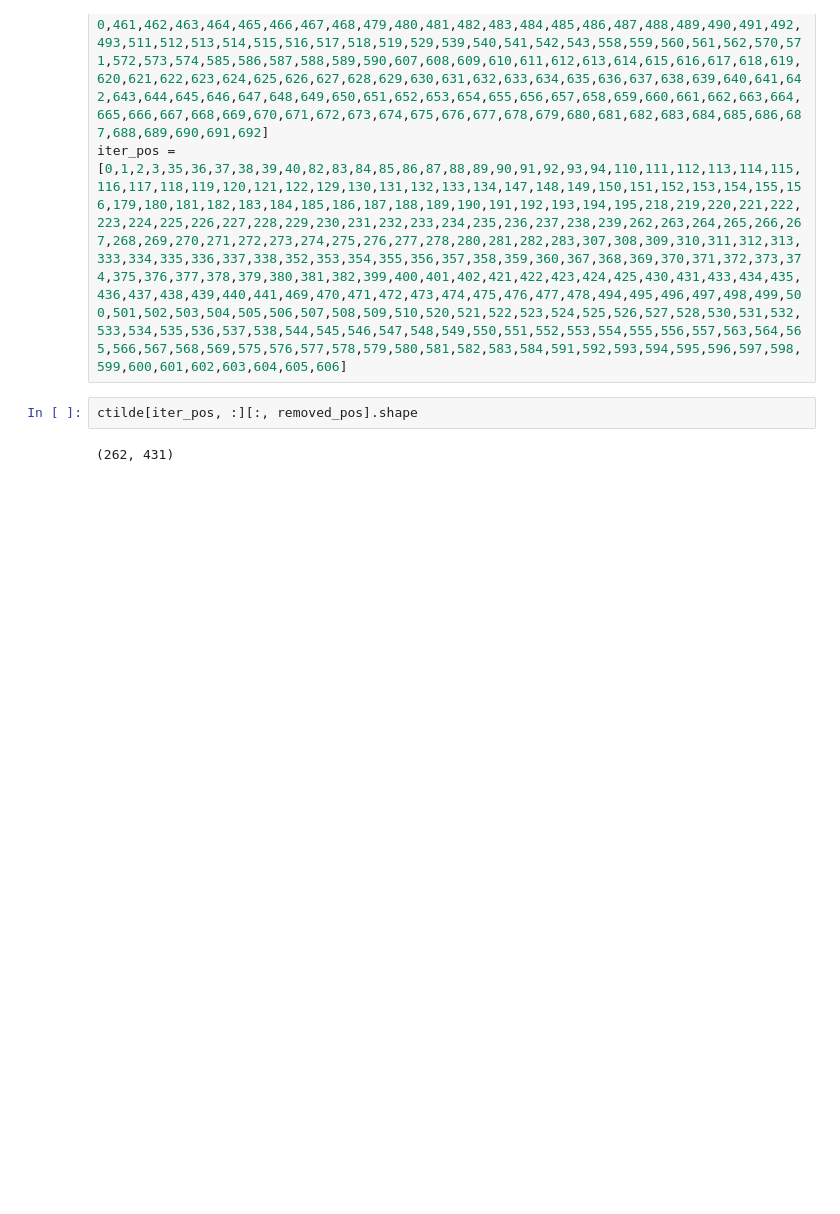
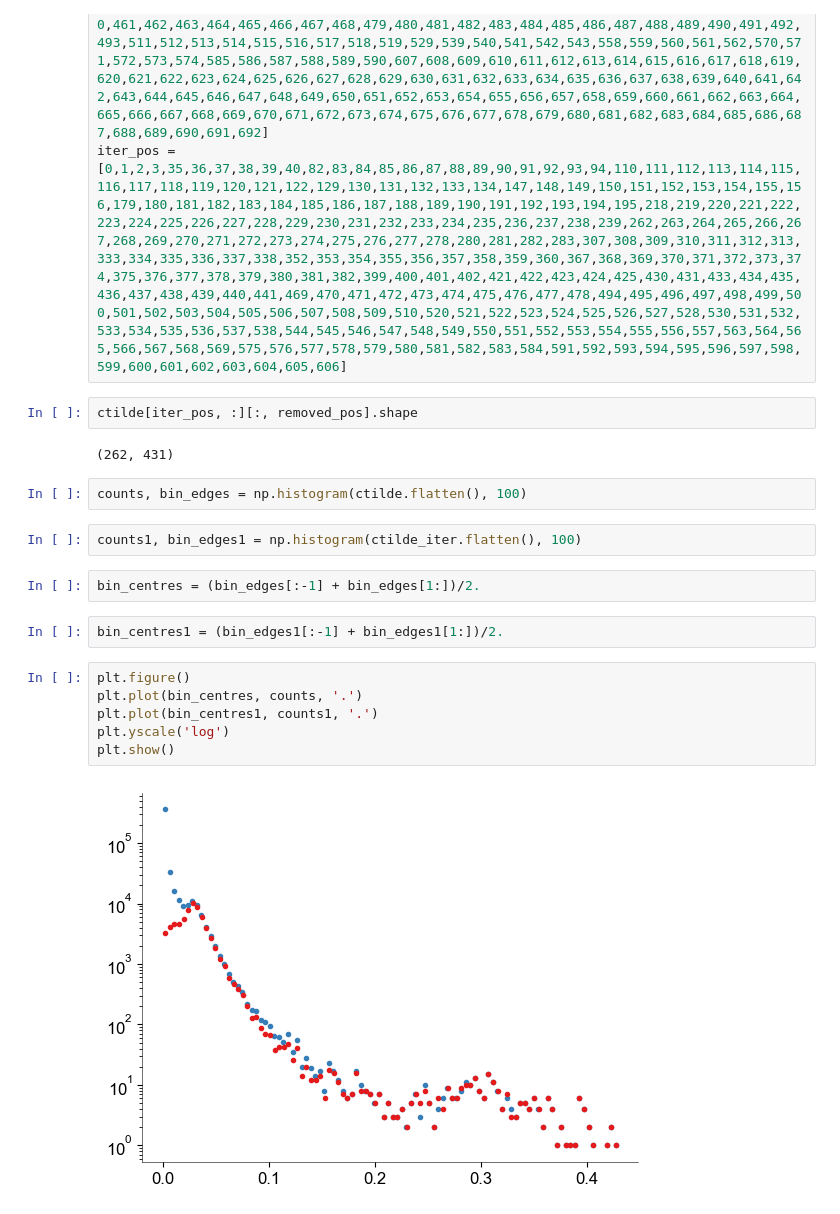
Before and after one commit to shoyip/SerProtAlign, a Jupyter notebook: notebooks/06_corrmatrix_analysis.ipynb, the cells around one changed output. Drawn from its saved outputs; the diff is of its cells as text; blank space fills up the shorter version.

```diff
--- a/notebooks/06_corrmatrix_analysis.ipynb
+++ b/notebooks/06_corrmatrix_analysis.ipynb
@@ -25,3 +25,19 @@ iter_pos = [0,1,2,3,35,36,37,38,39,40,82,83,84,85,86,87,88,89,90,91,92,93,94,110
 ctilde[iter_pos, :][:, removed_pos].shape
 # %% [output]
 (262, 431)
+# %%
+counts, bin_edges = np.histogram(ctilde.flatten(), 100)
+# %%
+counts1, bin_edges1 = np.histogram(ctilde_iter.flatten(), 100)
+# %%
+bin_centres = (bin_edges[:-1] + bin_edges[1:])/2.
+# %%
+bin_centres1 = (bin_edges1[:-1] + bin_edges1[1:])/2.
+# %%
+plt.figure()
+plt.plot(bin_centres, counts, '.')
+plt.plot(bin_centres1, counts1, '.')
+plt.yscale('log')
+plt.show()
+# %% [output]
+[figure, added]
```
Also changed, not shown: parts of 4 cells of this notebook, 1 other file.
